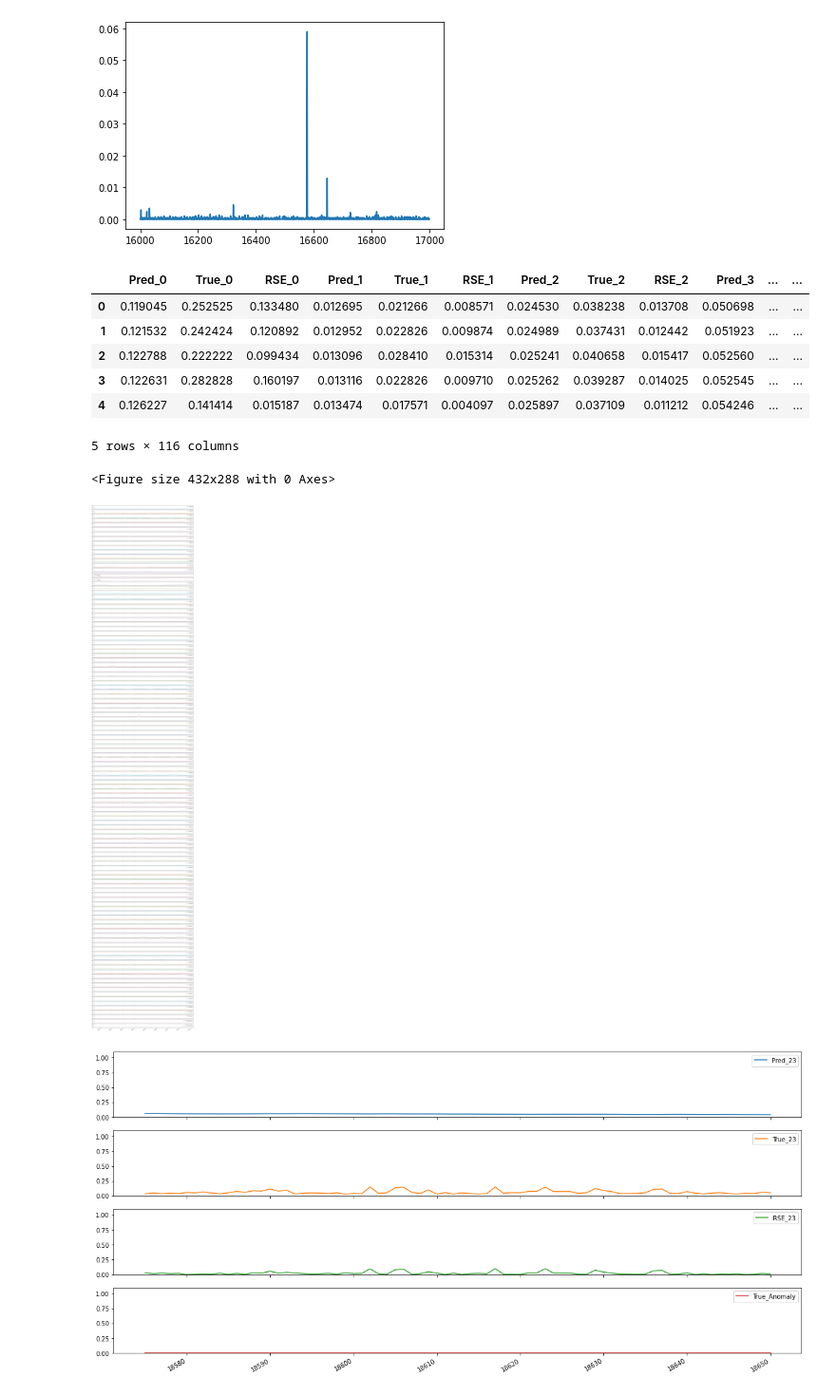
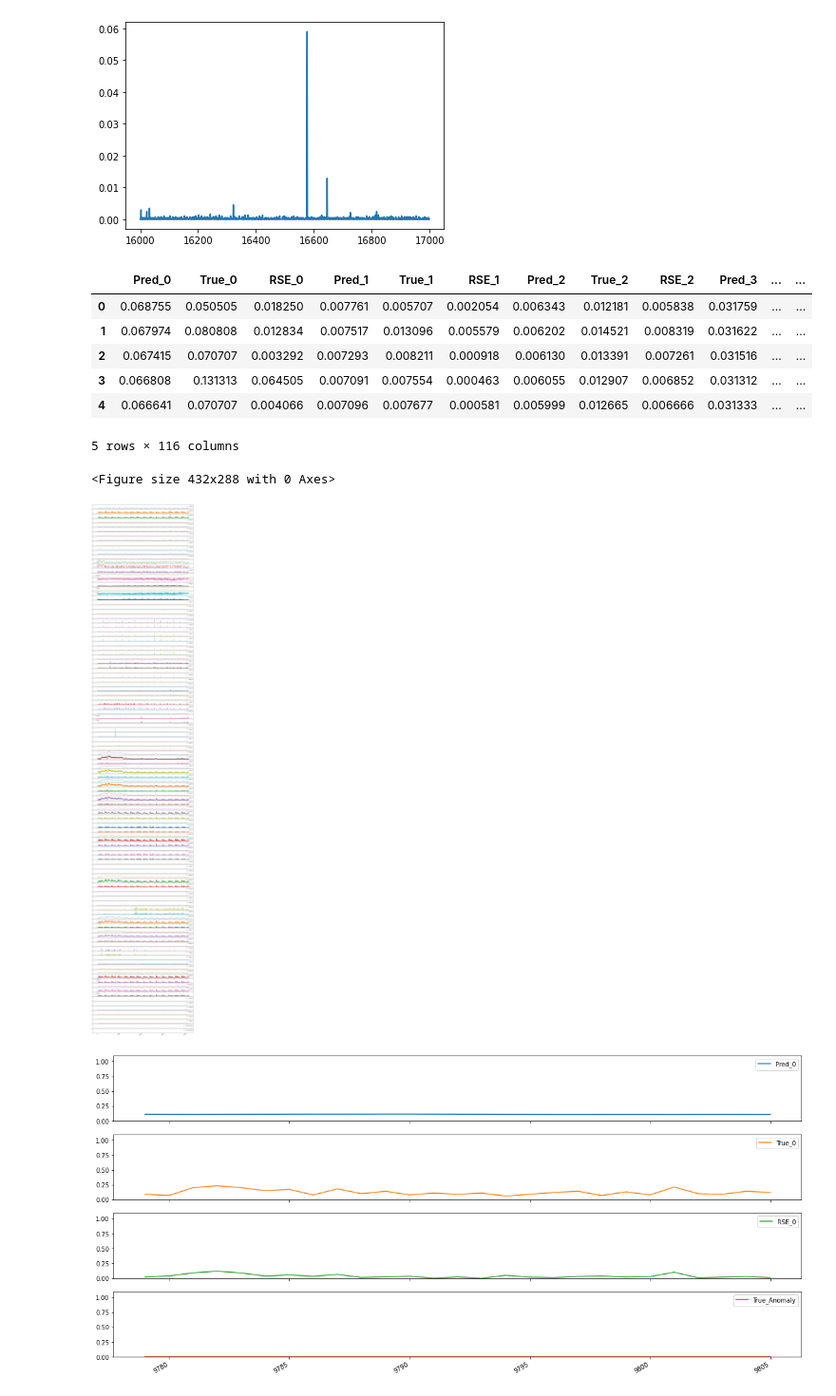
Before and after one commit to ML4ITS/mtad-gat-pytorch, a Jupyter notebook: eda/smd_eda.ipynb, the cells around one changed output. Shown at 95% size. Cells and saved outputs as stored; diff of their text form; code cells hidden in the pictures.

```diff
--- a/eda/smd_eda.ipynb
+++ b/eda/smd_eda.ipynb
@@ -150,16 +150,16 @@ plt.plot(x_interp[16000:17000])
 [<matplotlib.lines.Line2D at 0x...>]
 [figure]
 # %%
-output = pd.read_csv('../output/smd/machine-2-1.csv')
+output = pd.read_csv('../output/smd/machine-2-1_train.csv')
 # %%
 output.head()
 # %% [output]
 |  | Pred_0 | True_0 | RSE_0 | Pred_1 | True_1 | RSE_1 | Pred_2 | True_2 | RSE_2 | Pred_3 | ... | ... |
-| 0 | 0.119045 | 0.252525 | 0.133480 | 0.012695 | 0.021266 | 0.008571 | 0.024530 | 0.038238 | 0.013708 | 0.050698 | ... | ... |
-| 1 | 0.121532 | 0.242424 | 0.120892 | 0.012952 | 0.022826 | 0.009874 | 0.024989 | 0.037431 | 0.012442 | 0.051923 | ... | ... |
-| 2 | 0.122788 | 0.222222 | 0.099434 | 0.013096 | 0.028410 | 0.015314 | 0.025241 | 0.040658 | 0.015417 | 0.052560 | ... | ... |
-| 3 | 0.122631 | 0.282828 | 0.160197 | 0.013116 | 0.022826 | 0.009710 | 0.025262 | 0.039287 | 0.014025 | 0.052545 | ... | ... |
-| 4 | 0.126227 | 0.141414 | 0.015187 | 0.013474 | 0.017571 | 0.004097 | 0.025897 | 0.037109 | 0.011212 | 0.054246 | ... | ... |
+| 0 | 0.068755 | 0.050505 | 0.018250 | 0.007761 | 0.005707 | 0.002054 | 0.006343 | 0.012181 | 0.005838 | 0.031759 | ... | ... |
+| 1 | 0.067974 | 0.080808 | 0.012834 | 0.007517 | 0.013096 | 0.005579 | 0.006202 | 0.014521 | 0.008319 | 0.031622 | ... | ... |
+| 2 | 0.067415 | 0.070707 | 0.003292 | 0.007293 | 0.008211 | 0.000918 | 0.006130 | 0.013391 | 0.007261 | 0.031516 | ... | ... |
+| 3 | 0.066808 | 0.131313 | 0.064505 | 0.007091 | 0.007554 | 0.000463 | 0.006055 | 0.012907 | 0.006852 | 0.031312 | ... | ... |
+| 4 | 0.066641 | 0.070707 | 0.004066 | 0.007096 | 0.007677 | 0.000581 | 0.005999 | 0.012665 | 0.006666 | 0.031333 | ... | ... |
 5 rows × 116 columns
 # %%
 plt.tight_layout()
@@ -167,11 +167,11 @@ output.plot(subplots=True, figsize=(20,120), ylim=(0,1.1))
 plt.show();
 # %% [output]
 <Figure size 432x288 with 0 Axes>
-[figure, old version]
+[figure, new version]
 # %%
-i = 23
-df = output.loc[18575:18650, [f'Pred_{i}', f'True_{i}', f'RSE_{i}', 'True_Anomaly']]
+i = 0
+df = output.loc[9779:9805, [f'Pred_{i}', f'True_{i}', f'RSE_{i}', 'True_Anomaly']]
 df.plot(subplots=True, figsize=(20, 10), ylim=(0,1.1))
 plt.show()
 # %% [output]
-[figure, old version]
+[figure, new version]
```
Also changed, not shown: parts of 1 cell of this notebook, 1 other file.
